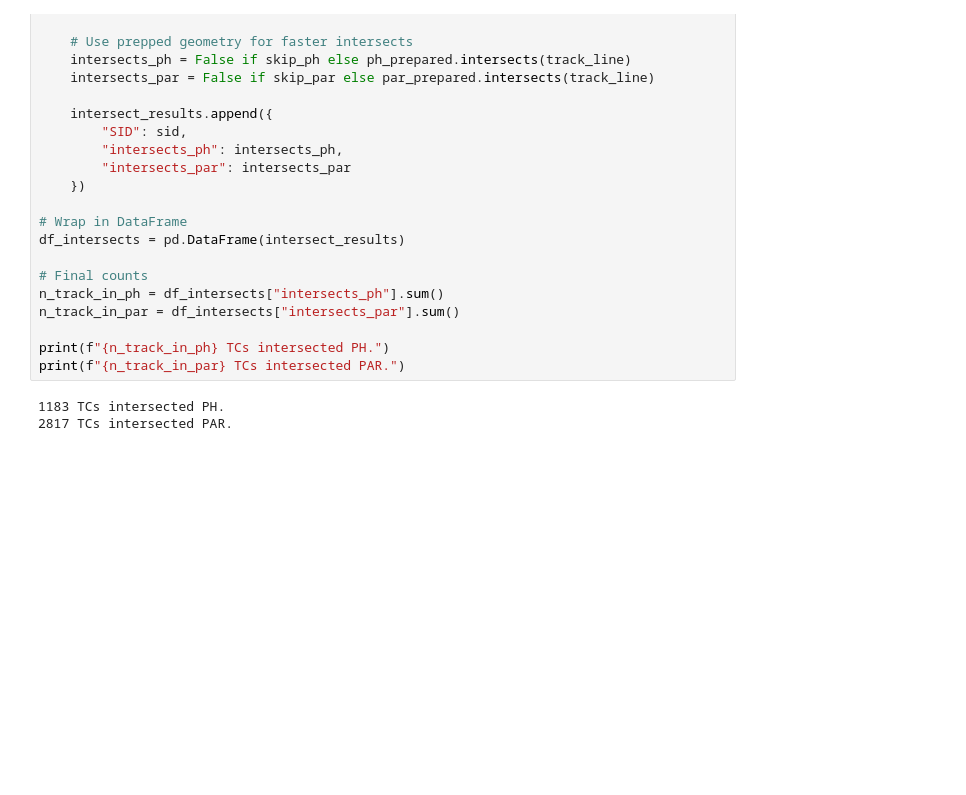
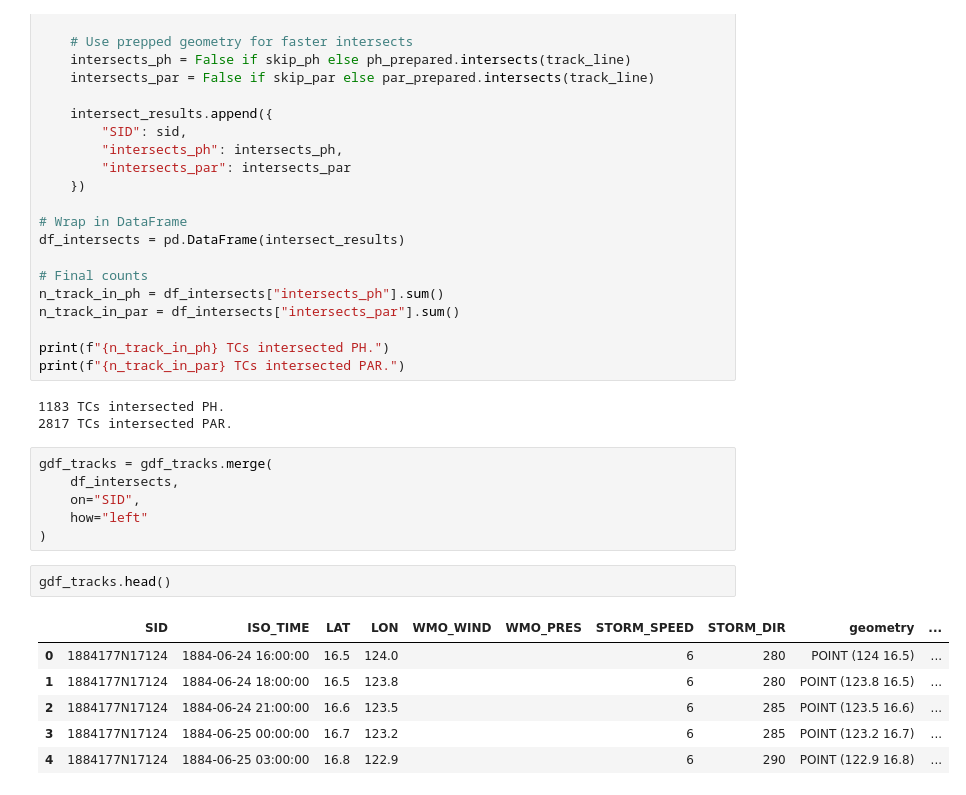
Before and after one commit to baracoma/ibtracs-wp, a Jupyter notebook: preprocessors/01_ibtracs-preprocess.ipynb, the cells around one changed output. Cells and saved outputs as stored; diff of their text form; blank space fills up the shorter version.

```diff
--- a/preprocessors/01_ibtracs-preprocess.ipynb
+++ b/preprocessors/01_ibtracs-preprocess.ipynb
@@ -89,3 +103,18 @@ print(f"{n_track_in_par} TCs intersected PAR.")
 # %% [output]
 1183 TCs intersected PH.
 2817 TCs intersected PAR.
+# %%
+gdf_tracks = gdf_tracks.merge(
+    df_intersects,
+    on="SID",
+    how="left"
+)
+# %%
+gdf_tracks.head()
+# %% [output]
+|  | SID | ISO_TIME | LAT | LON | WMO_WIND | WMO_PRES | STORM_SPEED | STORM_DIR | geometry | ... |
+| 0 | 1884177N17124 | 1884-06-24 16:00:00 | 16.5 | 124.0 |  |  | 6 | 280 | POINT (124 16.5) | ... |
+| 1 | 1884177N17124 | 1884-06-24 18:00:00 | 16.5 | 123.8 |  |  | 6 | 280 | POINT (123.8 16.5) | ... |
+| 2 | 1884177N17124 | 1884-06-24 21:00:00 | 16.6 | 123.5 |  |  | 6 | 285 | POINT (123.5 16.6) | ... |
+| 3 | 1884177N17124 | 1884-06-25 00:00:00 | 16.7 | 123.2 |  |  | 6 | 285 | POINT (123.2 16.7) | ... |
+| 4 | 1884177N17124 | 1884-06-25 03:00:00 | 16.8 | 122.9 |  |  | 6 | 290 | POINT (122.9 16.8) | ... |
```
Also changed, not shown: parts of 9 cells of this notebook, 3 other files.
